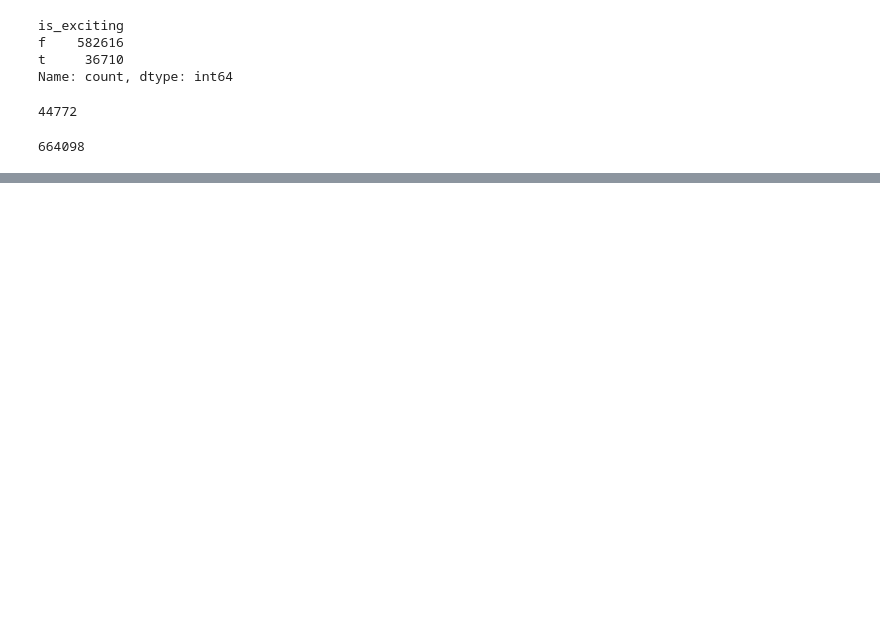
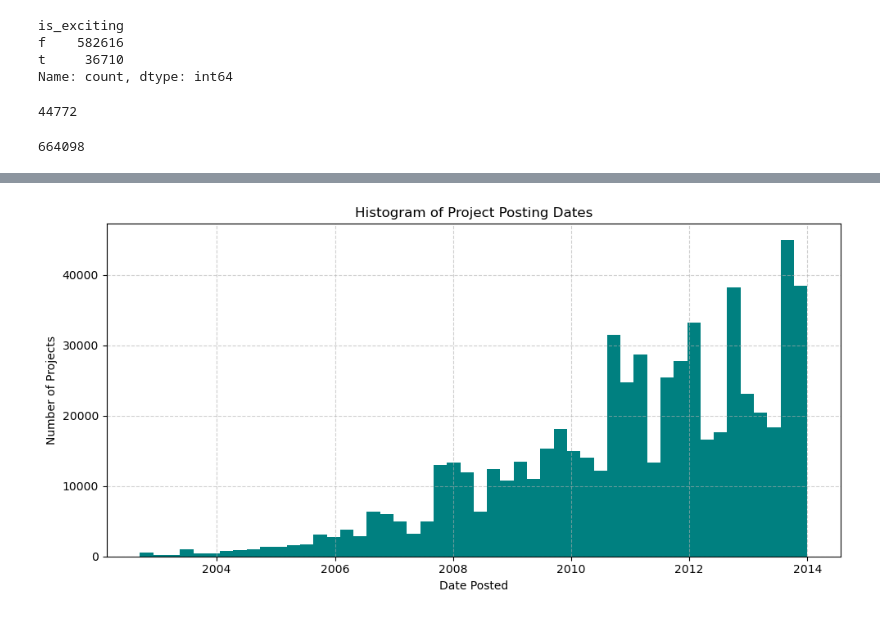
Before and after one commit to aspirou55/DonorsChoose, a Jupyter notebook: InitialFeatureEngineering.ipynb, the cells around one changed output, grey strips where cells are left out. Cells and saved outputs as stored; diff of their text form; code cells hidden in the pictures; blank space fills up the shorter version.

```diff
--- a/InitialFeatureEngineering.ipynb
+++ b/InitialFeatureEngineering.ipynb
@@ -133,0 +317,11 @@ simple_df.to_csv('simple_featureMatrix.csv', index=False)
+# %%
+plt.figure(figsize=(10, 5))
+plt.hist(simplest['date_posted'], bins=50, color='teal')
+plt.title('Histogram of Project Posting Dates')
+plt.xlabel('Date Posted')
+plt.ylabel('Number of Projects')
+plt.grid(True, linestyle='--', alpha=0.6)
+plt.tight_layout()
+plt.show()
+# %% [output]
+[figure, added]
```
Also changed, not shown: parts of 71 cells of this notebook, 1 other file.
